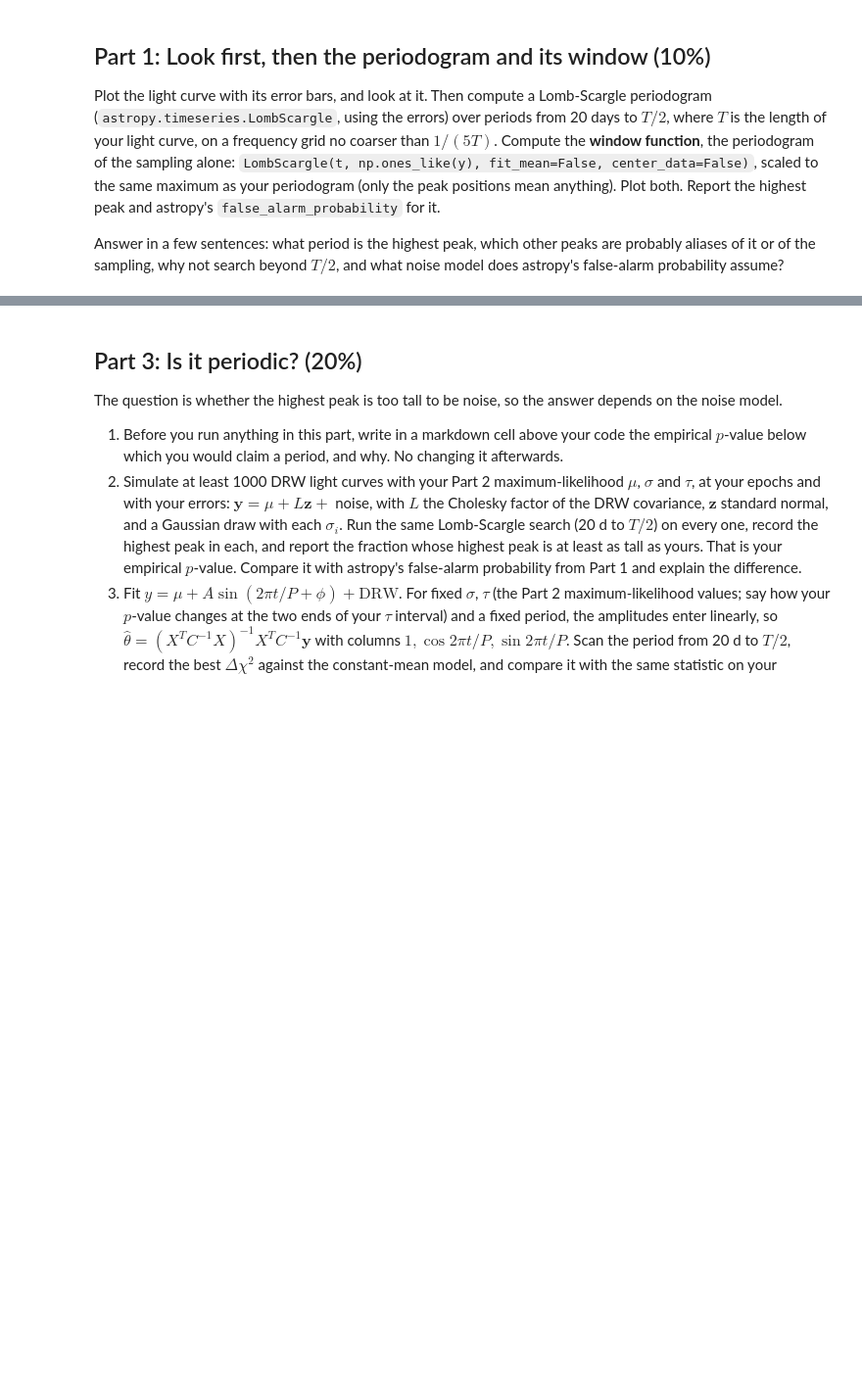
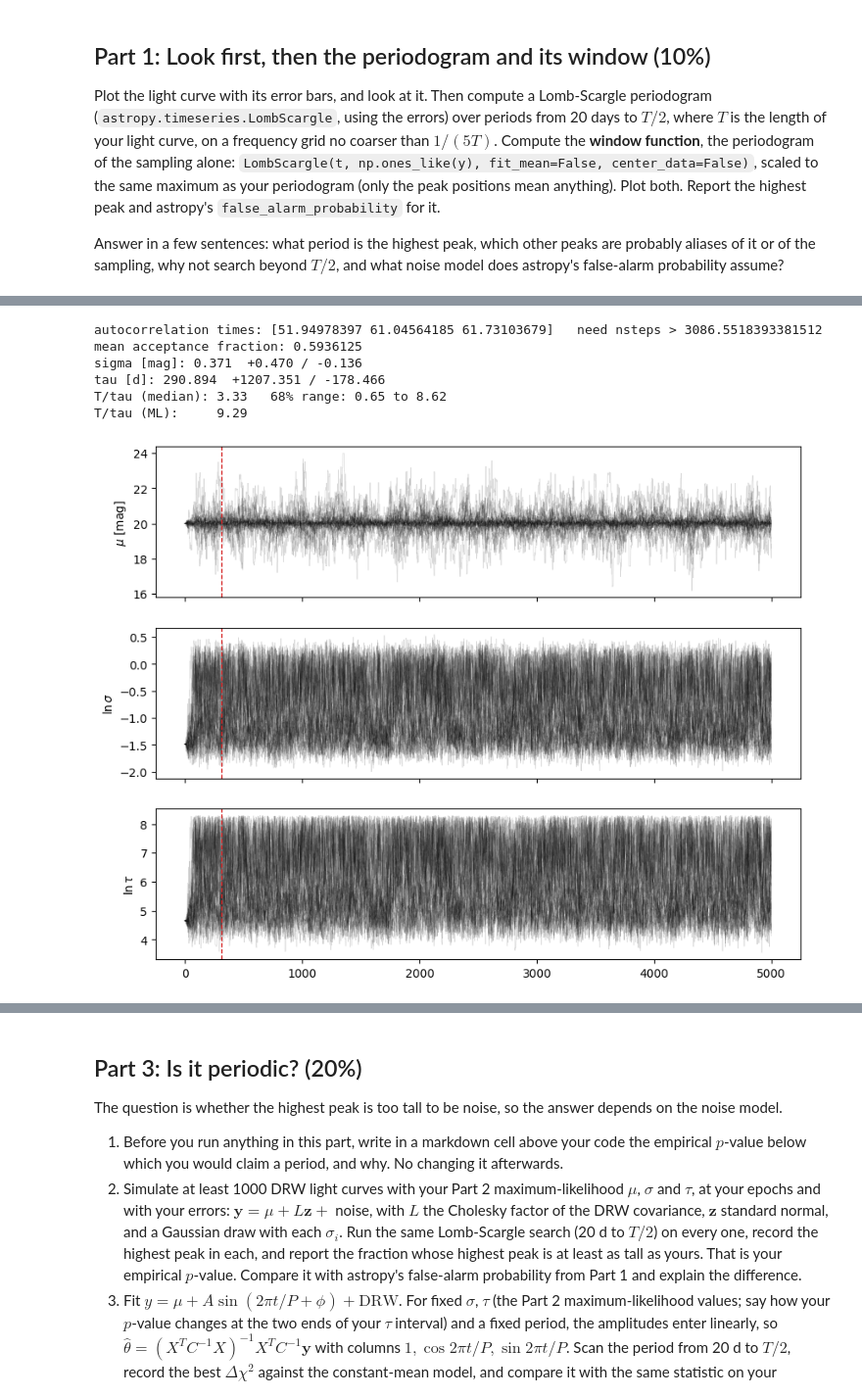
Before and after one commit to andrewtsteves/ast457_2026_Fall, a Jupyter notebook: submissions/asteves2/lab07.ipynb, the cells around one changed output, grey strips where cells are left out. Shown at 98% size. Saved outputs shown, nothing was run; the diff lists cells and outputs as text; code cells hidden in the pictures; blank space fills up the shorter version.

```diff
--- a/submissions/asteves2/lab07.ipynb
+++ b/submissions/asteves2/lab07.ipynb
@@ -70,0 +135,51 @@ where $\sigma_i$ is the quoted error of epoch $i$ and $\sigma$ without a subscri
+# %%
+neg = lambda th: -logPost(th, t, y, e)
+starts = [[y.mean(), np.log(y.std()), np.log(tau0)] for tau0 in (20, 100, 1000, 2000)]
+
+fits = []
+
+for s in starts:
+    r = minimize(neg, s, method = 'Nelder-Mead', options={'xatol': 1e-4, 'fatol': 1e-4, 'maxiter': 5000})
+    fits.append(r)
+
+best = min(fits, key = lambda x: x.fun)
+theta_ml = best.x
+
+ndim, nwalkers, nsteps = 3, 32, 5000
+p0 = theta_ml + 1e-3 * np.random.default_rng(42).normal(size = (nwalkers, ndim))
+
+sampler = emcee.EnsembleSampler(nwalkers, ndim, logPost, args = (t, y, e))
+sampler.run_mcmc(p0, nsteps)
+
+tau_ac = sampler.get_autocorr_time(tol = 0)
+burn = int(5 * tau_ac.max())
+chain = sampler.get_chain(discard=burn, thin = max(1, int(tau_ac.max() / 2)), flat = True)
+
+print('autocorrelation times:', tau_ac, '  need nsteps >', 50 * tau_ac.max())
+print('mean acceptance fraction:', sampler.acceptance_fraction.mean())
+for name, s in [('sigma [mag]', np.exp(chain[:, 1])), ('tau [d]', np.exp(chain[:, 2]))]:
+    lo, med, hi = np.percentile(s, [16, 50, 84])
+    print(f'{name}: {med:.3f}  +{hi - med:.3f} / -{med - lo:.3f}')
+
+tau_samples = np.exp(chain[:, 2])                  # DRW tau in days, from your exponential-kernel emcee chain
+lo, med, hi = np.percentile(tau_samples, [16, 50, 84])
+print(f'T/tau (median): {T / med:.2f}   68% range: {T / hi:.2f} to {T / lo:.2f}')
+print(f'T/tau (ML):     {T / np.exp(theta_ml[2]):.2f}')
+# %% [output]
+autocorrelation times: [51.94978397 61.04564185 61.73103679]   need nsteps > 3086.5518393381512
+mean acceptance fraction: 0.5936125
+sigma [mag]: 0.371  +0.470 / -0.136
+tau [d]: 290.894  +1207.351 / -178.466
+T/tau (median): 3.33   68% range: 0.65 to 8.62
+T/tau (ML):     9.29
+# %%
+samples = sampler.get_chain()
+labels = [r'$\mu$ [mag]', r'$\ln\sigma$', r'$\ln\tau$']
+
+fig, axes = plt.subplots(3, 1, figsize=(10, 8), sharex=True)
+for i, ax in enumerate(axes):
+    ax.plot(samples[:, :, i], color='k', alpha=0.15, lw=0.5)
+    ax.axvline(burn, color='C3', ls='--', lw=1, label='end of burn-in')
+    ax.set_ylabel(labels[i])
+# %% [output]
+[figure, added]
```
Also changed, not shown: parts of 9 cells of this notebook.
